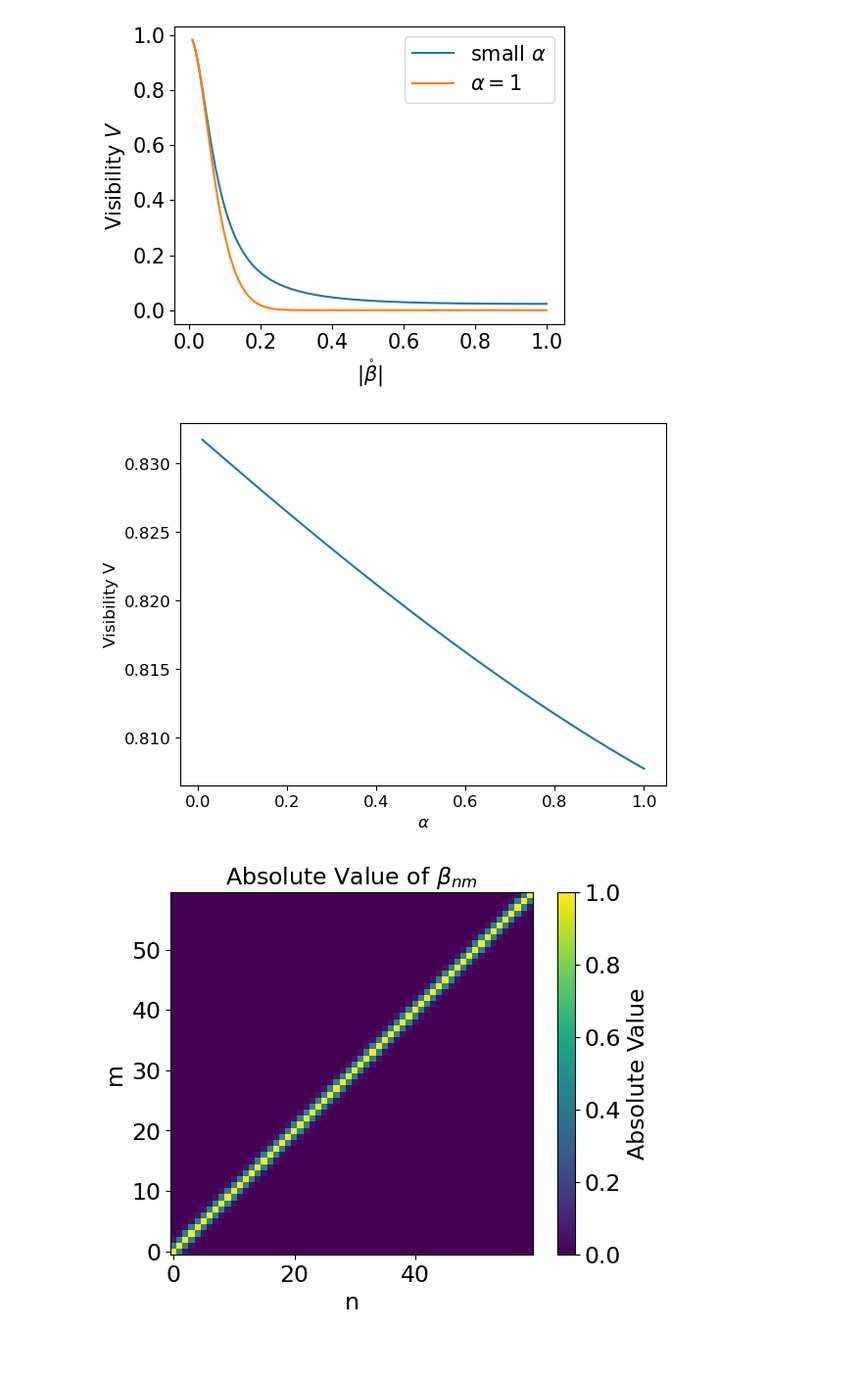
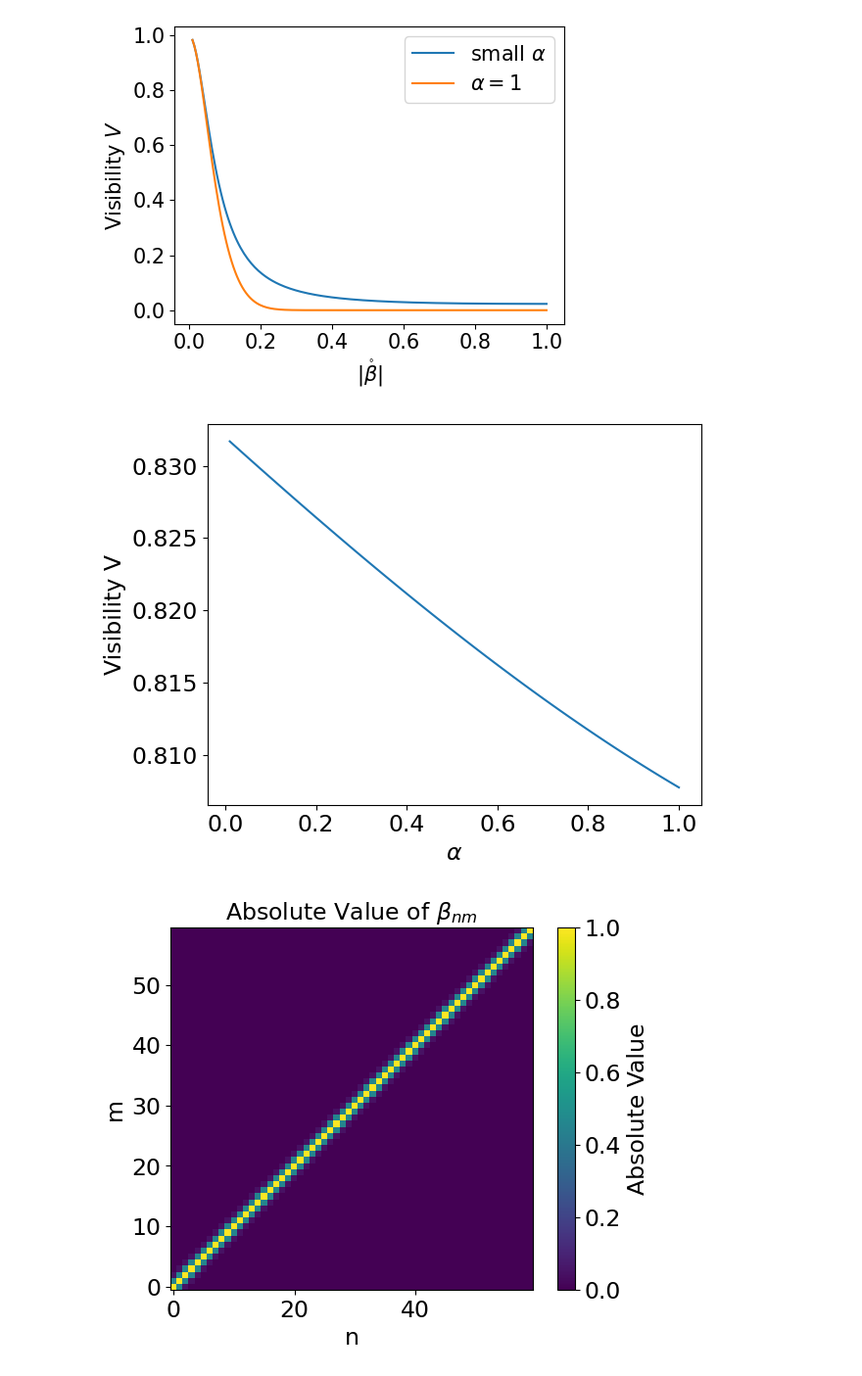
Before and after one commit to JKranias/Whittaker-Shannon-Decomposition, a Jupyter notebook: Whittaker-Shannon_code/Photodetection Paper Plots.ipynb, the cells around one changed output. Shown at 98% size. Saved outputs shown, nothing was run; the diff lists cells and outputs as text; code cells hidden in the pictures.

```diff
--- a/Whittaker-Shannon_code/Photodetection Paper Plots.ipynb
+++ b/Whittaker-Shannon_code/Photodetection Paper Plots.ipynb
@@ -1443,34 +1445,35 @@ Tc = 0.1
 Tp = 1
 Bc = 0.1
 
 fine_param = 1
 
 mat_size = 10 * fine_param
 
 alpha_vals = np.linspace(0.01, 1, 50)
 Vweak_list = []
 
 B = beta_dg_f(mat_size,0,fine_param)
 U, Q = sc.linalg.polar(B, side = "left")
 detW = np.linalg.det(sech(Q))
 T = np.matmul(tanh(Q),U)
 N = np.trace(np.linalg.matrix_power(sinh(Q),2))
 
 
 for a in alpha_vals:
 
     Vweak = (PHH_weak(a) - PHV_weak(a)) / (PHH_weak(a) + PHV_weak(a))
     Vweak_list.append(Vweak)
 
 
 plt.plot(alpha_vals, Vweak_list, label=r"weak squeezed")
 plt.ylabel("Visibility V")
 plt.xlabel(r"$\alpha$")
+plt.tight_layout()
 plt.savefig("Weak_Vis.pdf")
 #plt.legend()
 plt.show()
 # %% [output]
-[figure, old version]
+[figure, new version]
 # %%
 #plotting visibility vs beta_circ in CW limit
 
```
Also changed, not shown: parts of 4 cells of this notebook, 11 other files.
